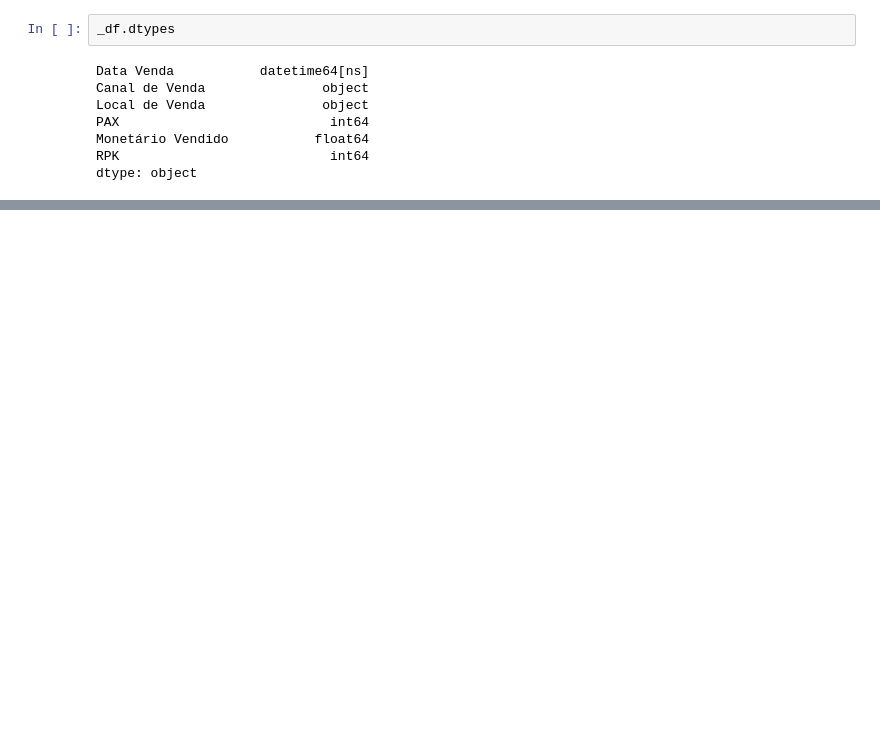
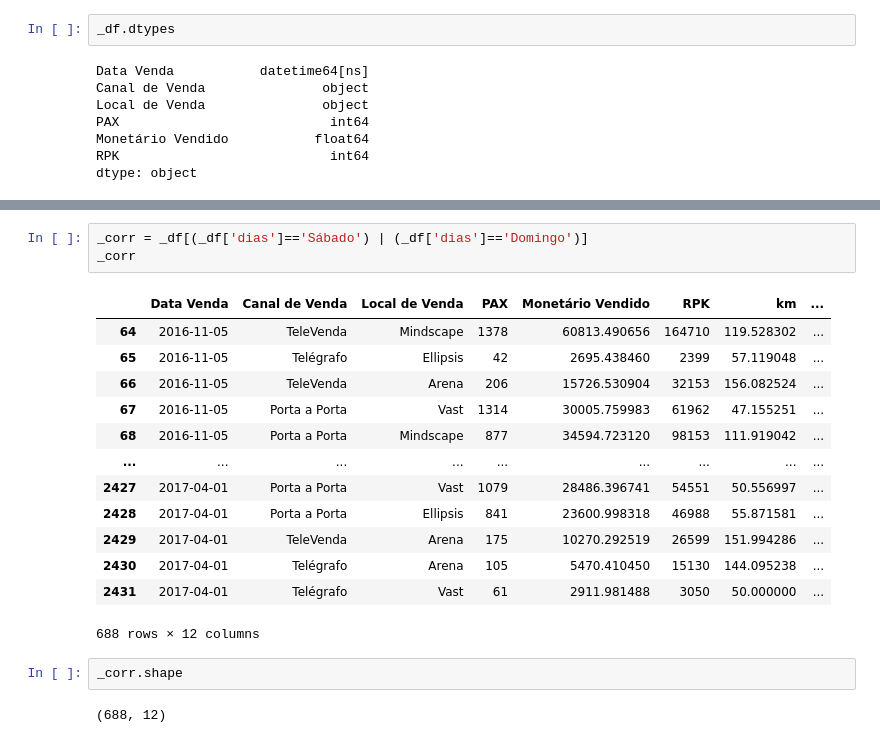
Before and after one commit to alexaugusto23/Gol_Cases, a Jupyter notebook: case01.ipynb, the cells around one changed output, grey strips where cells are left out. Saved outputs shown, nothing was run; the diff lists cells and outputs as text; blank space fills up the shorter version.

```diff
--- a/case01.ipynb
+++ b/case01.ipynb
@@ -36,0 +250,21 @@ dtype: object
+# %%
+_corr = _df[(_df['dias']=='Sábado') | (_df['dias']=='Domingo')]
+_corr
+# %% [output]
+|  | Data Venda | Canal de Venda | Local de Venda | PAX | Monetário Vendido | RPK | km | ... |
+| 64 | 2016-11-05 | TeleVenda | Mindscape | 1378 | 60813.490656 | 164710 | 119.528302 | ... |
+| 65 | 2016-11-05 | Telégrafo | Ellipsis | 42 | 2695.438460 | 2399 | 57.119048 | ... |
+| 66 | 2016-11-05 | TeleVenda | Arena | 206 | 15726.530904 | 32153 | 156.082524 | ... |
+| 67 | 2016-11-05 | Porta a Porta | Vast | 1314 | 30005.759983 | 61962 | 47.155251 | ... |
+| 68 | 2016-11-05 | Porta a Porta | Mindscape | 877 | 34594.723120 | 98153 | 111.919042 | ... |
+| ... | ... | ... | ... | ... | ... | ... | ... | ... |
+| 2427 | 2017-04-01 | Porta a Porta | Vast | 1079 | 28486.396741 | 54551 | 50.556997 | ... |
+| 2428 | 2017-04-01 | Porta a Porta | Ellipsis | 841 | 23600.998318 | 46988 | 55.871581 | ... |
+| 2429 | 2017-04-01 | TeleVenda | Arena | 175 | 10270.292519 | 26599 | 151.994286 | ... |
+| 2430 | 2017-04-01 | Telégrafo | Arena | 105 | 5470.410450 | 15130 | 144.095238 | ... |
+| 2431 | 2017-04-01 | Telégrafo | Vast | 61 | 2911.981488 | 3050 | 50.000000 | ... |
+688 rows × 12 columns
+# %%
+_corr.shape
+# %% [output]
+(688, 12)
```
Also changed, not shown: parts of 32 cells of this notebook.
